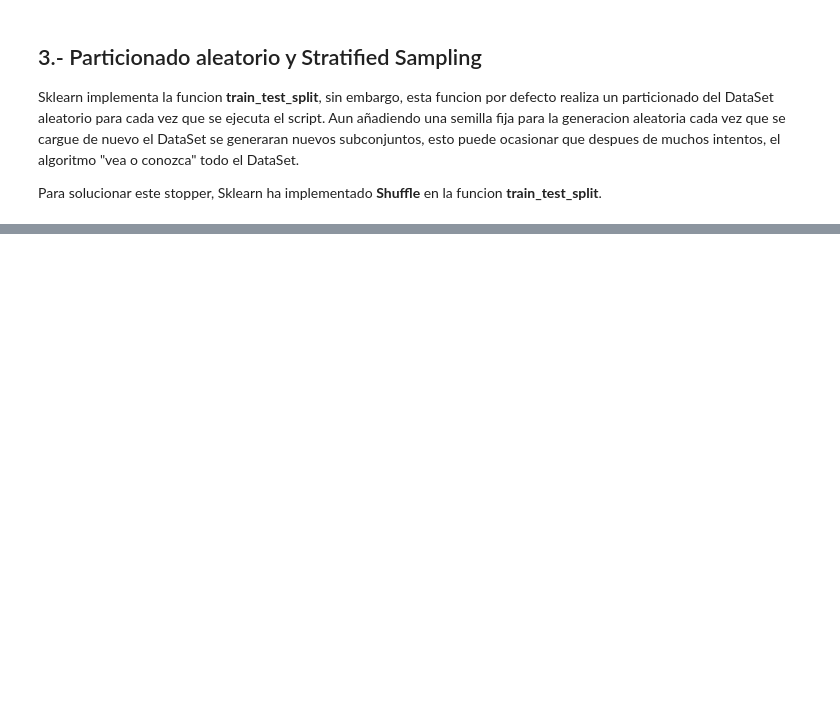
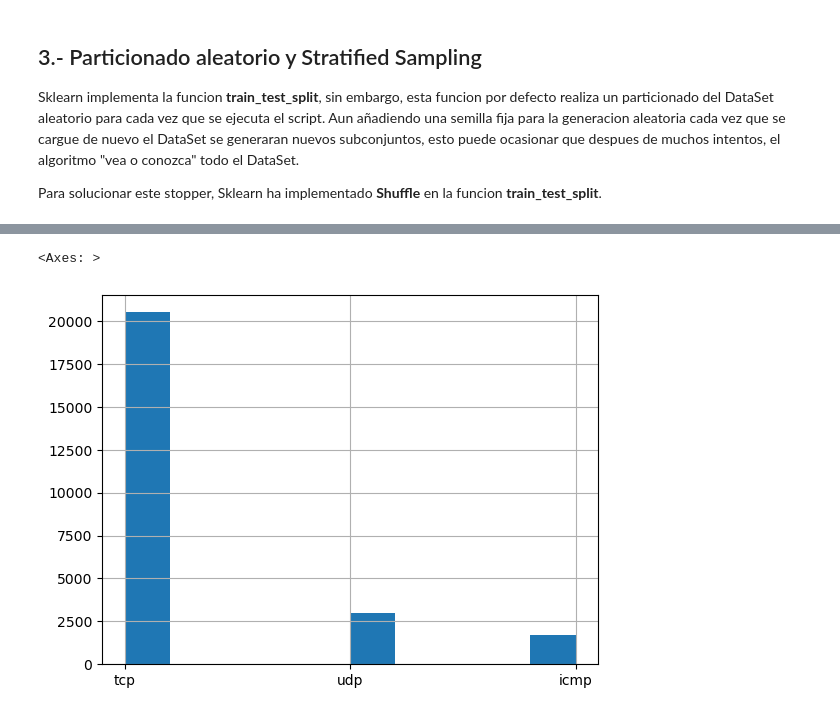
Before and after one commit to itsFDavid/Simulacion, a Jupyter notebook: 07-Division_del_DataSet/07-Division_del_DataSet.ipynb, the cells around one changed output, grey strips where cells are left out. Drawn from its saved outputs; the diff is of its cells as text; code cells hidden in the pictures; blank space fills up the shorter version.

```diff
--- a/07-Division_del_DataSet/07-Division_del_DataSet.ipynb
+++ b/07-Division_del_DataSet/07-Division_del_DataSet.ipynb
@@ -120,0 +173,5 @@ Para solucionar este stopper, Sklearn ha implementado **Shuffle** en la funcion
+# %%
+val_set["protocol_type"].hist()
+# %% [output]
+<Axes: >
+[figure, added]
```
Also changed, not shown: parts of 9 cells of this notebook.
